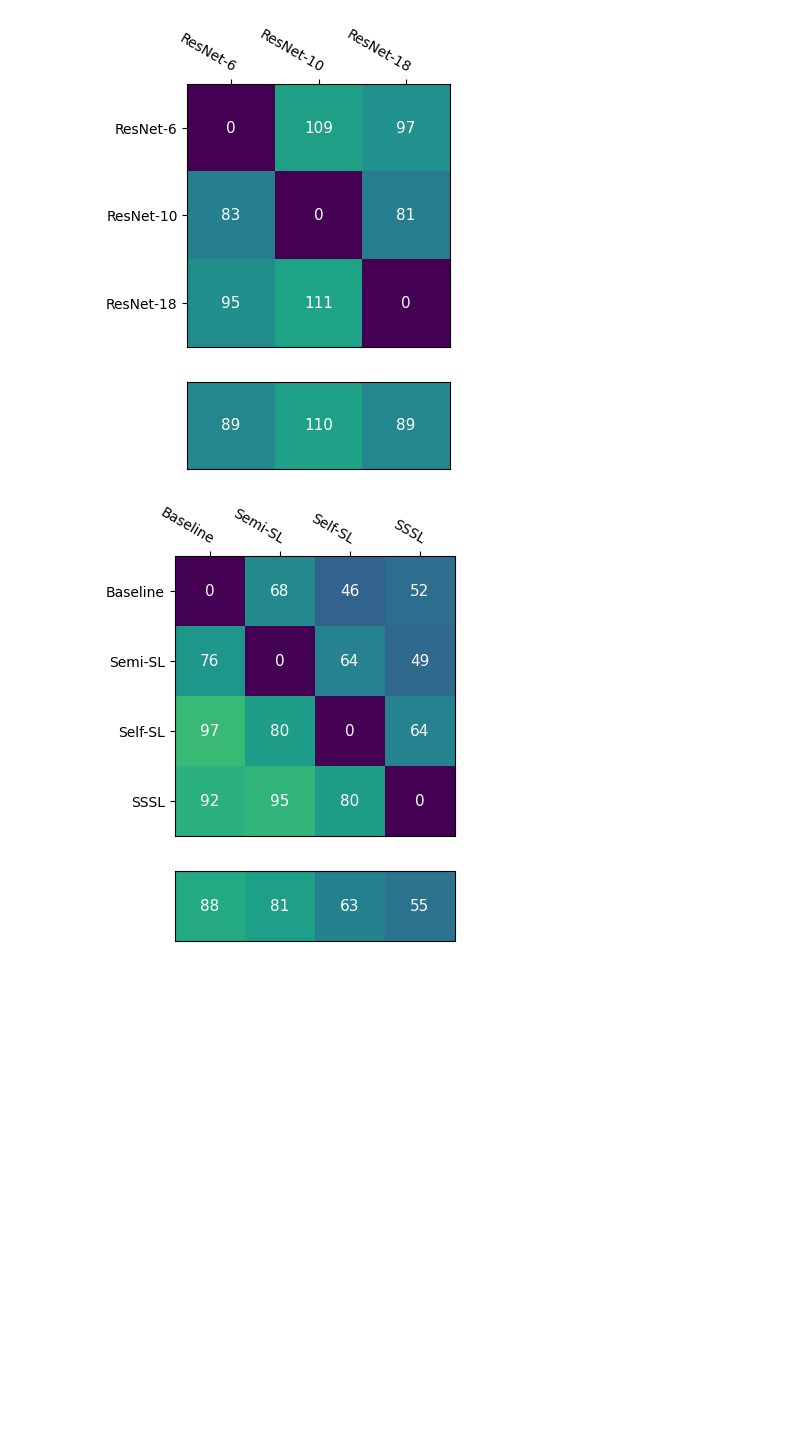
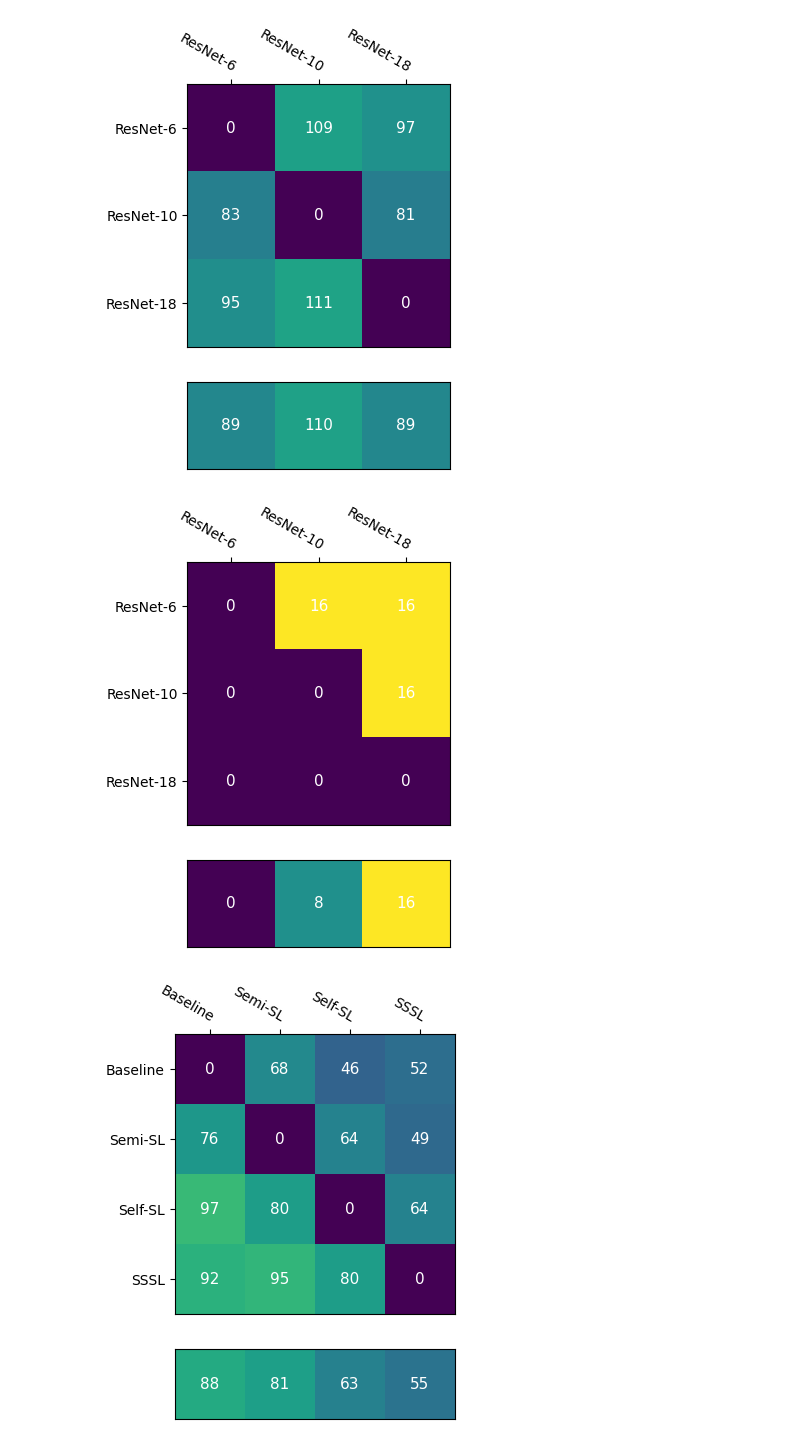
Before and after one commit to nhaH-luaP/general-reusability, a Jupyter notebook: notebooks/evaluate.ipynb, the cells around one changed output. Cells and saved outputs as stored; diff of their text form; code cells hidden in the pictures; blank space fills up the shorter version.

```diff
--- a/notebooks/evaluate.ipynb
+++ b/notebooks/evaluate.ipynb
@@ -405,6 +432,34 @@ else:
     plt.show()
 # %% [output]
 [figure]
+# %%
+fig, axis = plt.subplots(nrows=2, ncols=1, figsize=(4, 5), gridspec_kw={'height_ratios':[len(model_names), 1]})
+axis = axis.reshape(-1 ,1)
+
+confusion = []
+labels = [M[m] for m in model_names]
+for m1 in model_names:
+    c = []
+    for m2 in model_names:
+        score = 0
+        if m1 != m2:
+            for q in queries:
+                if q != 'random':
+                    for tm in train_methods:
+                        score += int(np.mean([dal_results[m1][q][tm][seed]['results'][-1]['test_stats']['acc1'] for seed in seeds]) < np.mean([dal_results[m2][q][tm][seed]['results'][-1]['test_stats']['acc1'] for seed in seeds]))
+        c.append(score)
+    confusion.append(c)
+# Number of comparisons are
+# 4 Queries * 4 Training Methods * 3 Eval Models * 4 Eval Training Methods
+vmax = (len(queries)-1) * len(train_methods)
+plot_conf(conf=confusion, labels=labels, vmax=vmax, fig=fig, ax=axis)
+
+if save_figs:
+    plt.savefig('/home/phahn/repositories/SDAL/images/dal_results_models.pdf', bbox_inches='tight')
+else:
+    plt.show()
+# %% [output]
+[figure, added]
 # %%
 fig, axis = plt.subplots(nrows=2, ncols=1, figsize=(4, 5), gridspec_kw={'height_ratios':[len(train_methods), 1]})
 axis = axis.reshape(-1 ,1)
```
Also changed, not shown: parts of 4 cells of this notebook, 12 other files.
